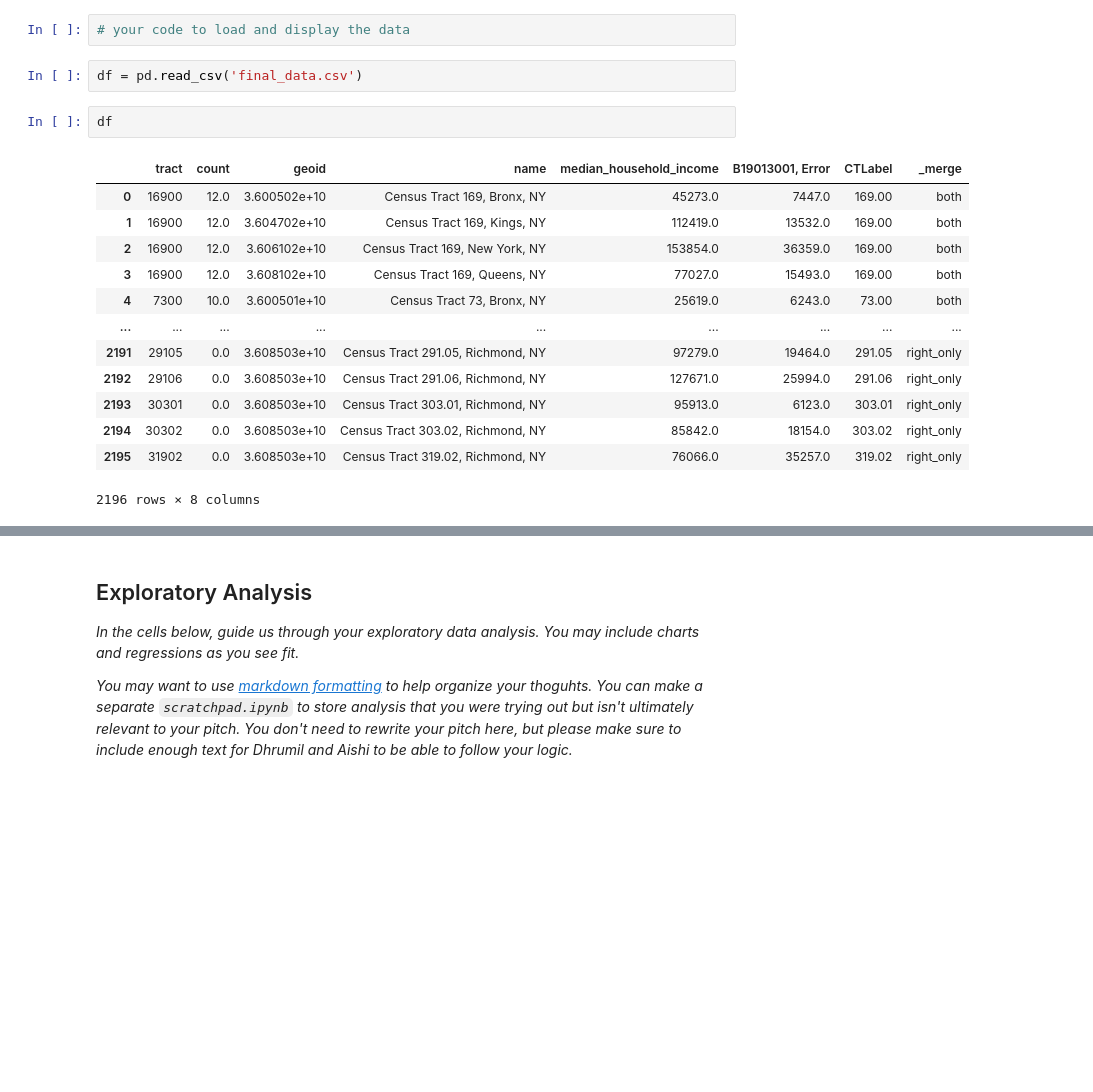
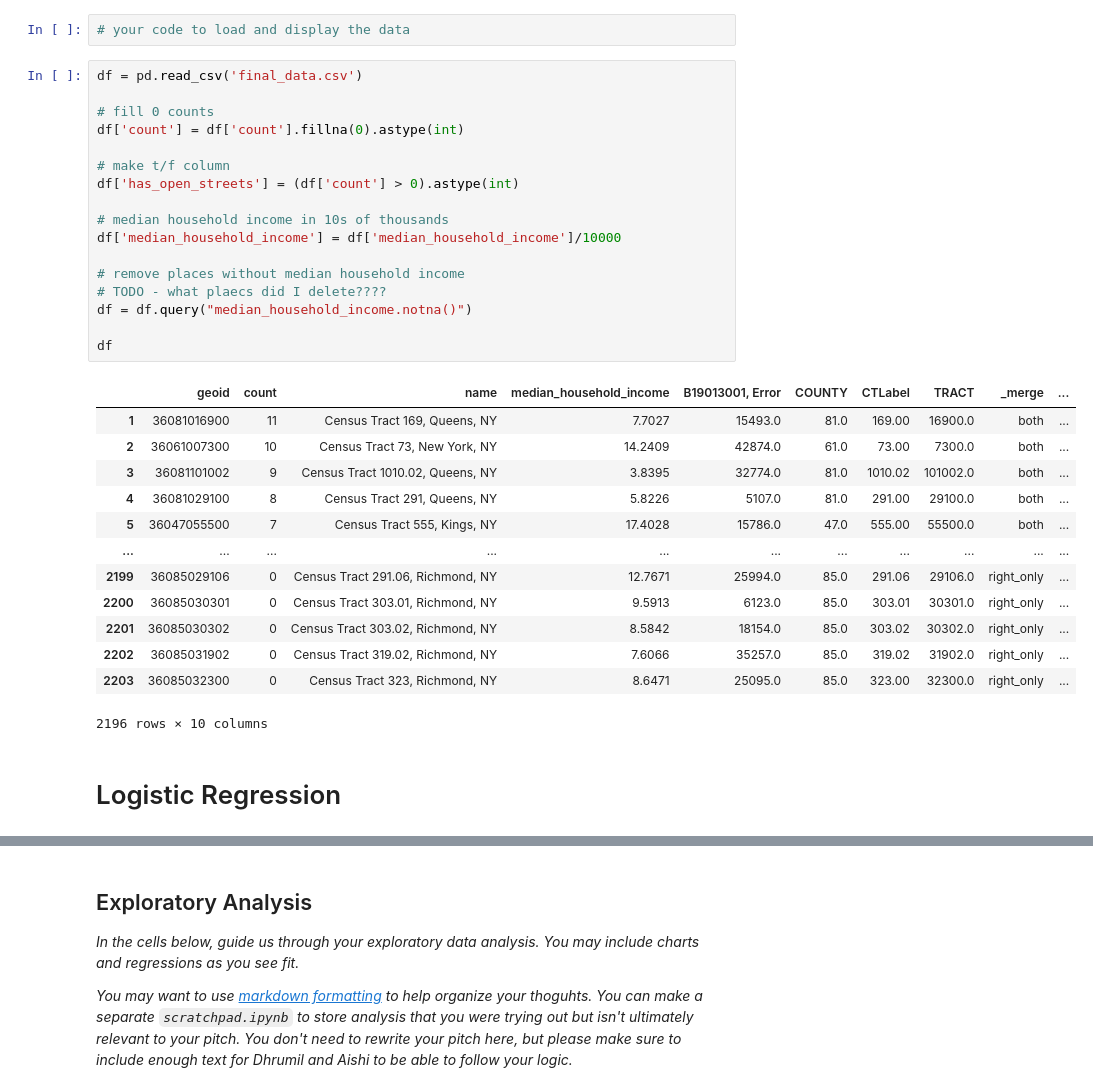
Before and after one commit to kellywaldro/revised_pitch, a Jupyter notebook: analysis.ipynb, the cells around one changed output, grey strips where cells are left out. Cells and saved outputs as stored; diff of their text form; blank space fills up the shorter version.

```diff
--- a/analysis.ipynb
+++ b/analysis.ipynb
@@ -77,21 +84,36 @@ _Load the cleaned data here. You're welcome to load multiple dataframes if that
 - _Display a small chunk of the data with something like `df.head()` or df.sample(5)`, so that we have an idea of what we're working with._
 # %%
 # your code to load and display the data
-# %%
-df = pd.read_csv('final_data.csv')
-# %%
-df
-# %% [output]
-|  | tract | count | geoid | name | median_household_income | B19013001, Error | CTLabel | _merge |
-| 0 | 16900 | 12.0 | 3.600502e+10 | Census Tract 169, Bronx, NY | 45273.0 | 7447.0 | 169.00 | both |
-| 1 | 16900 | 12.0 | 3.604702e+10 | Census Tract 169, Kings, NY | 112419.0 | 13532.0 | 169.00 | both |
-| 2 | 16900 | 12.0 | 3.606102e+10 | Census Tract 169, New York, NY | 153854.0 | 36359.0 | 169.00 | both |
-| 3 | 16900 | 12.0 | 3.608102e+10 | Census Tract 169, Queens, NY | 77027.0 | 15493.0 | 169.00 | both |
-| 4 | 7300 | 10.0 | 3.600501e+10 | Census Tract 73, Bronx, NY | 25619.0 | 6243.0 | 73.00 | both |
-| ... | ... | ... | ... | ... | ... | ... | ... | ... |
-| 2191 | 29105 | 0.0 | 3.608503e+10 | Census Tract 291.05, Richmond, NY | 97279.0 | 19464.0 | 291.05 | right_only |
-| 2192 | 29106 | 0.0 | 3.608503e+10 | Census Tract 291.06, Richmond, NY | 127671.0 | 25994.0 | 291.06 | right_only |
-| 2193 | 30301 | 0.0 | 3.608503e+10 | Census Tract 303.01, Richmond, NY | 95913.0 | 6123.0 | 303.01 | right_only |
-| 2194 | 30302 | 0.0 | 3.608503e+10 | Census Tract 303.02, Richmond, NY | 85842.0 | 18154.0 | 303.02 | right_only |
-| 2195 | 31902 | 0.0 | 3.608503e+10 | Census Tract 319.02, Richmond, NY | 76066.0 | 35257.0 | 319.02 | right_only |
-2196 rows × 8 columns
+# %%
+df = pd.read_csv('final_data.csv')
+
+# fill 0 counts
+df['count'] = df['count'].fillna(0).astype(int)
+
+# make t/f column
+df['has_open_streets'] = (df['count'] > 0).astype(int)
+
+# median household income in 10s of thousands
+df['median_household_income'] = df['median_household_income']/10000
+
+# remove places without median household income
+# TODO - what plaecs did I delete????
+df = df.query("median_household_income.notna()")
+
+df
+# %% [output]
+|  | geoid | count | name | median_household_income | B19013001, Error | COUNTY | CTLabel | TRACT | _merge | ... |
+| 1 | 36081016900 | 11 | Census Tract 169, Queens, NY | 7.7027 | 15493.0 | 81.0 | 169.00 | 16900.0 | both | ... |
+| 2 | 36061007300 | 10 | Census Tract 73, New York, NY | 14.2409 | 42874.0 | 61.0 | 73.00 | 7300.0 | both | ... |
+| 3 | 36081101002 | 9 | Census Tract 1010.02, Queens, NY | 3.8395 | 32774.0 | 81.0 | 1010.02 | 101002.0 | both | ... |
+| 4 | 36081029100 | 8 | Census Tract 291, Queens, NY | 5.8226 | 5107.0 | 81.0 | 291.00 | 29100.0 | both | ... |
+| 5 | 36047055500 | 7 | Census Tract 555, Kings, NY | 17.4028 | 15786.0 | 47.0 | 555.00 | 55500.0 | both | ... |
+| ... | ... | ... | ... | ... | ... | ... | ... | ... | ... | ... |
+| 2199 | 36085029106 | 0 | Census Tract 291.06, Richmond, NY | 12.7671 | 25994.0 | 85.0 | 291.06 | 29106.0 | right_only | ... |
+| 2200 | 36085030301 | 0 | Census Tract 303.01, Richmond, NY | 9.5913 | 6123.0 | 85.0 | 303.01 | 30301.0 | right_only | ... |
+| 2201 | 36085030302 | 0 | Census Tract 303.02, Richmond, NY | 8.5842 | 18154.0 | 85.0 | 303.02 | 30302.0 | right_only | ... |
+| 2202 | 36085031902 | 0 | Census Tract 319.02, Richmond, NY | 7.6066 | 35257.0 | 85.0 | 319.02 | 31902.0 | right_only | ... |
+| 2203 | 36085032300 | 0 | Census Tract 323, Richmond, NY | 8.6471 | 25095.0 | 85.0 | 323.00 | 32300.0 | right_only | ... |
+2196 rows × 10 columns
+# %% [markdown]
+# Logistic Regression
```
Also changed, not shown: parts of 16 cells of this notebook, 4 other files.
